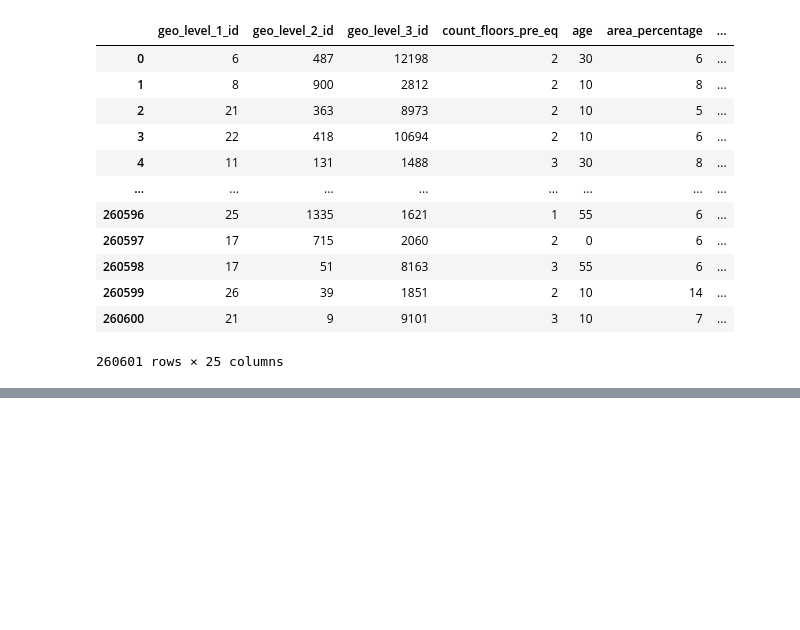
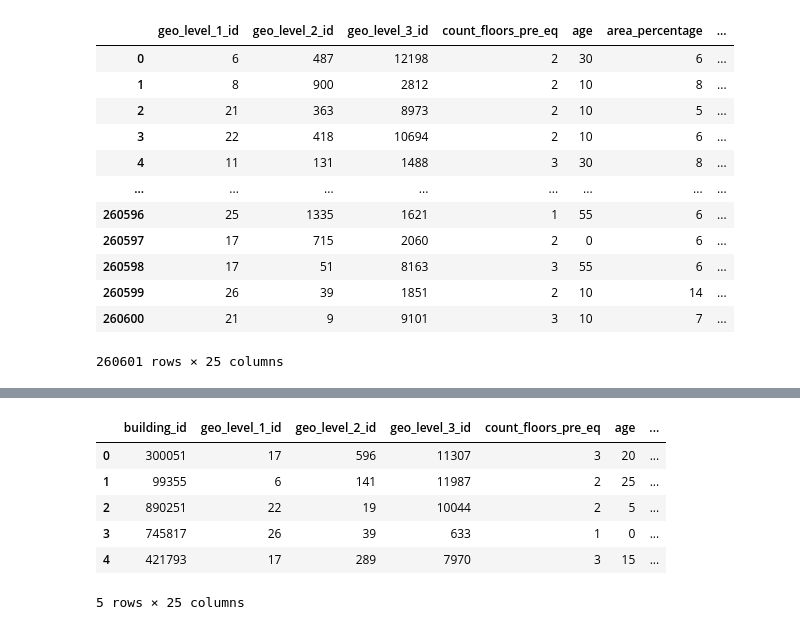
Before and after one commit to SBen-IV/TP-OrgaDeDatos, a Jupyter notebook: TP2/Feature Engineering/floors_age_sum.ipynb, the cells around one changed output, grey strips where cells are left out. Drawn from its saved outputs; the diff is of its cells as text; code cells hidden in the pictures; blank space fills up the shorter version.

```diff
--- a/TP2/Feature Engineering/floors_age_sum.ipynb
+++ b/TP2/Feature Engineering/floors_age_sum.ipynb
@@ -65,0 +80,14 @@ train.to_csv('../Train/train_set_geo_floors_age_sum.csv', index=False)
+# %%
+cols = ['count_floors_pre_eq', 'age']
+
+add_sum_cols(test, cols)
+
+test.head()
+# %% [output]
+|  | building_id | geo_level_1_id | geo_level_2_id | geo_level_3_id | count_floors_pre_eq | age | ... |
+| 0 | 300051 | 17 | 596 | 11307 | 3 | 20 | ... |
+| 1 | 99355 | 6 | 141 | 11987 | 2 | 25 | ... |
+| 2 | 890251 | 22 | 19 | 10044 | 2 | 5 | ... |
+| 3 | 745817 | 26 | 39 | 633 | 1 | 0 | ... |
+| 4 | 421793 | 17 | 289 | 7970 | 3 | 15 | ... |
+5 rows × 25 columns
```
Also changed, not shown: parts of 3 cells of this notebook, 22 other files.
